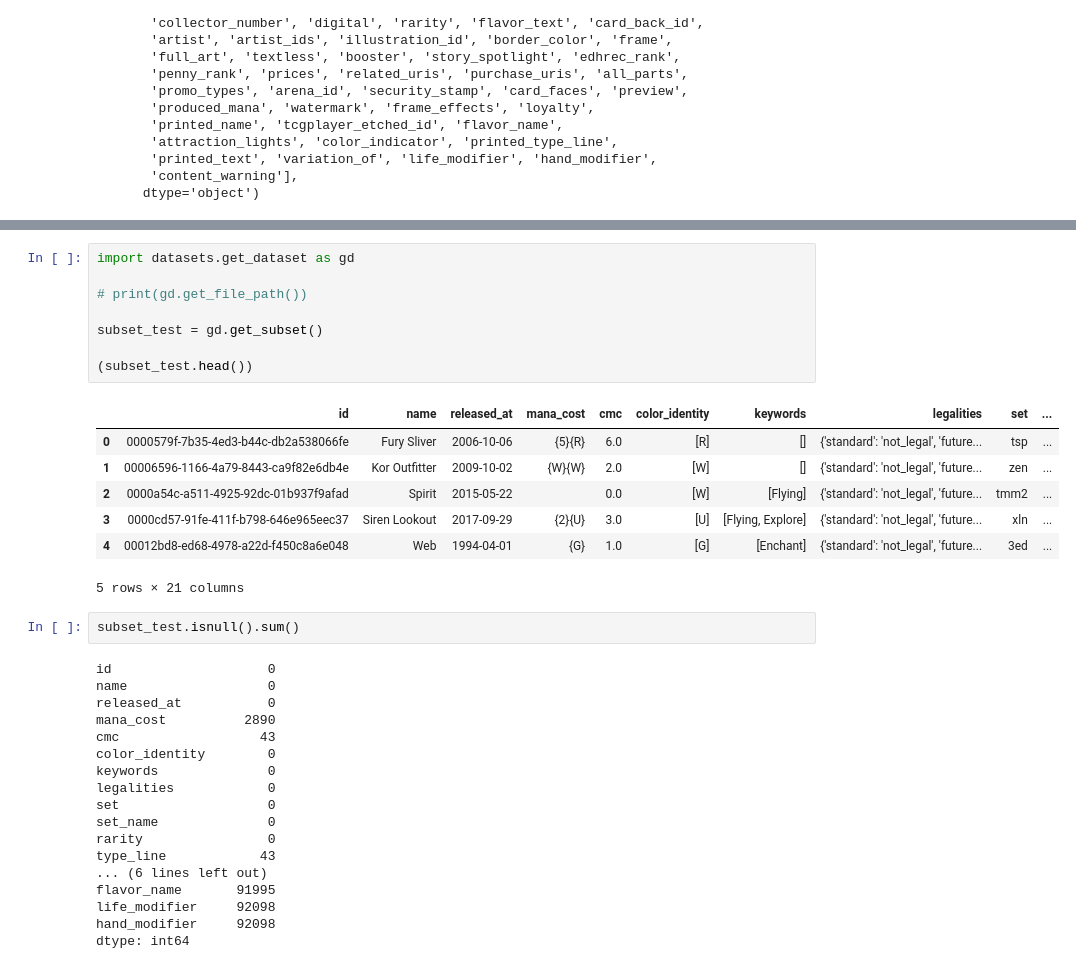
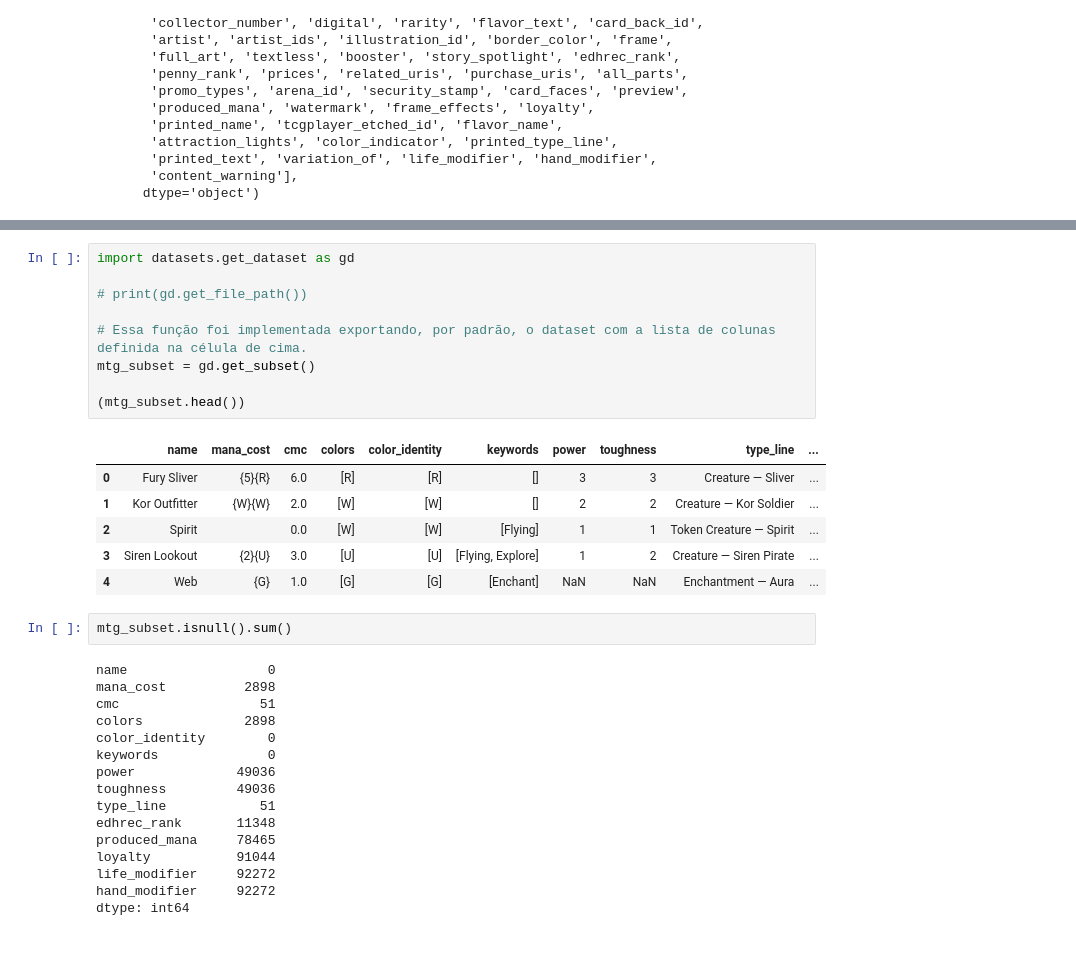
Before and after one commit to brunoopinheiro/ada-data-science-project-ii, a Jupyter notebook: data_consistency_analysis.ipynb, the cells around one changed output, grey strips where cells are left out. Cells and saved outputs as stored; diff of their text form.

```diff
--- a/data_consistency_analysis.ipynb
+++ b/data_consistency_analysis.ipynb
@@ -55,37 +120,35 @@ subset = mtg_dataset[data_significant_columns]
 # %%
 import datasets.get_dataset as gd
 
 # print(gd.get_file_path())
 
-subset_test = gd.get_subset()
+# Essa função foi implementada exportando, por padrão, o dataset com a lista de colunas definida na célula de cima.
+mtg_subset = gd.get_subset()
 
-(subset_test.head())
+(mtg_subset.head())
 # %% [output]
-|  | id | name | released_at | mana_cost | cmc | color_identity | keywords | legalities | set | ... |
-| 0 | 0000579f-7b35-4ed3-b44c-db2a538066fe | Fury Sliver | 2006-10-06 | {5}{R} | 6.0 | [R] | [] | {'standard': 'not_legal', 'future... | tsp | ... |
-| 1 | 00006596-1166-4a79-8443-ca9f82e6db4e | Kor Outfitter | 2009-10-02 | {W}{W} | 2.0 | [W] | [] | {'standard': 'not_legal', 'future... | zen | ... |
-| 2 | 0000a54c-a511-4925-92dc-01b937f9afad | Spirit | 2015-05-22 |  | 0.0 | [W] | [Flying] | {'standard': 'not_legal', 'future... | tmm2 | ... |
-| 3 | 0000cd57-91fe-411f-b798-646e965eec37 | Siren Lookout | 2017-09-29 | {2}{U} | 3.0 | [U] | [Flying, Explore] | {'standard': 'not_legal', 'future... | xln | ... |
-| 4 | 00012bd8-ed68-4978-a22d-f450c8a6e048 | Web | 1994-04-01 | {G} | 1.0 | [G] | [Enchant] | {'standard': 'not_legal', 'future... | 3ed | ... |
+|  | name | mana_cost | cmc | colors | color_identity | keywords | power | toughness | type_line | ... |
+| 0 | Fury Sliver | {5}{R} | 6.0 | [R] | [R] | [] | 3 | 3 | Creature — Sliver | ... |
+| 1 | Kor Outfitter | {W}{W} | 2.0 | [W] | [W] | [] | 2 | 2 | Creature — Kor Soldier | ... |
+| 2 | Spirit |  | 0.0 | [W] | [W] | [Flying] | 1 | 1 | Token Creature — Spirit | ... |
+| 3 | Siren Lookout | {2}{U} | 3.0 | [U] | [U] | [Flying, Explore] | 1 | 2 | Creature — Siren Pirate | ... |
+| 4 | Web | {G} | 1.0 | [G] | [G] | [Enchant] | NaN | NaN | Enchantment — Aura | ... |
-5 rows × 21 columns
 # %%
-subset_test.isnull().sum()
+mtg_subset.isnull().sum()
 # %% [output]
-id                    0
 name                  0
-released_at           0
-mana_cost          2890
-cmc                  43
+mana_cost          2898
+cmc                  51
+colors             2898
 color_identity        0
 keywords              0
-legalities            0
-set                   0
-set_name              0
-rarity                0
-type_line            43
-... (6 lines left out)
-flavor_name       91995
-life_modifier     92098
-hand_modifier     92098
+power             49036
+toughness         49036
+type_line            51
+edhrec_rank       11348
+produced_mana     78465
+loyalty           91044
+life_modifier     92272
+hand_modifier     92272
 dtype: int64
 # %%
```
Also changed, not shown: parts of 10 cells of this notebook, 1 other file.
